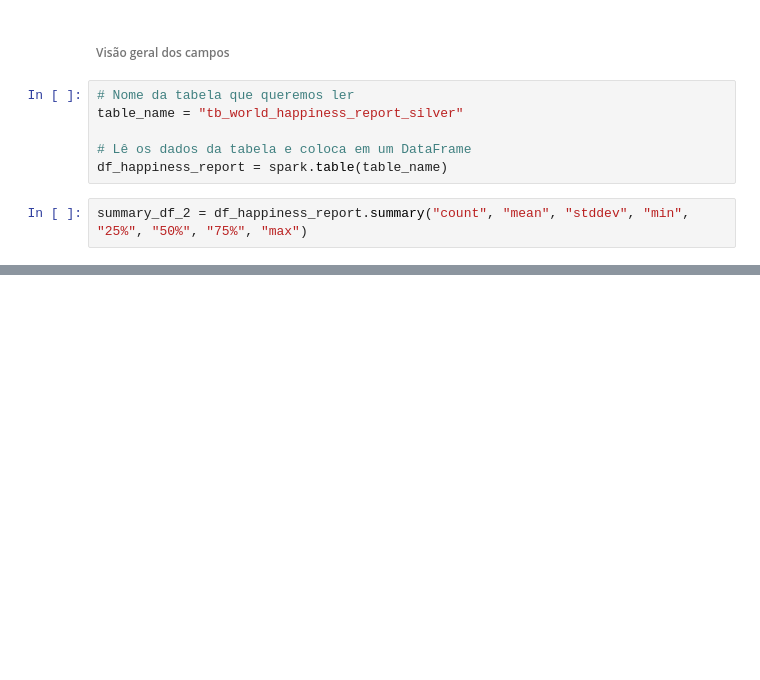
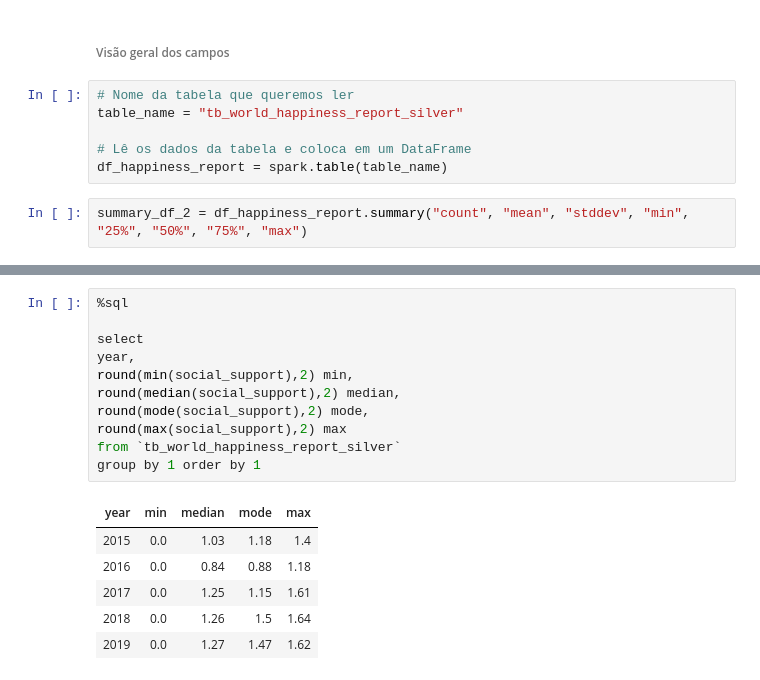
Before and after one commit to fernanda-valente-postgraduate/pos-graduacao-ciencia-de-dados, a Jupyter notebook: Fernanda Valente - MVP - Data Engeneering - Parte 1.ipynb, the cells around one changed output, grey strips where cells are left out. Saved outputs shown, nothing was run; the diff lists cells and outputs as text; blank space fills up the shorter version.

```diff
--- a/Fernanda Valente - MVP - Data Engeneering - Parte 1.ipynb
+++ b/Fernanda Valente - MVP - Data Engeneering - Parte 1.ipynb
@@ -1560,0 +1559,18 @@ Conclusão de cada coluna:
+# %%
+%sql
+
+select
+year,
+round(min(social_support),2) min,
+round(median(social_support),2) median,
+round(mode(social_support),2) mode,
+round(max(social_support),2) max
+from `tb_world_happiness_report_silver`
+group by 1 order by 1
+# %% [output]
+| year | min | median | mode | max |
+| 2015 | 0.0 | 1.03 | 1.18 | 1.4 |
+| 2016 | 0.0 | 0.84 | 0.88 | 1.18 |
+| 2017 | 0.0 | 1.25 | 1.15 | 1.61 |
+| 2018 | 0.0 | 1.26 | 1.5 | 1.64 |
+| 2019 | 0.0 | 1.27 | 1.47 | 1.62 |
```
Also changed, not shown: parts of 53 cells of this notebook.
